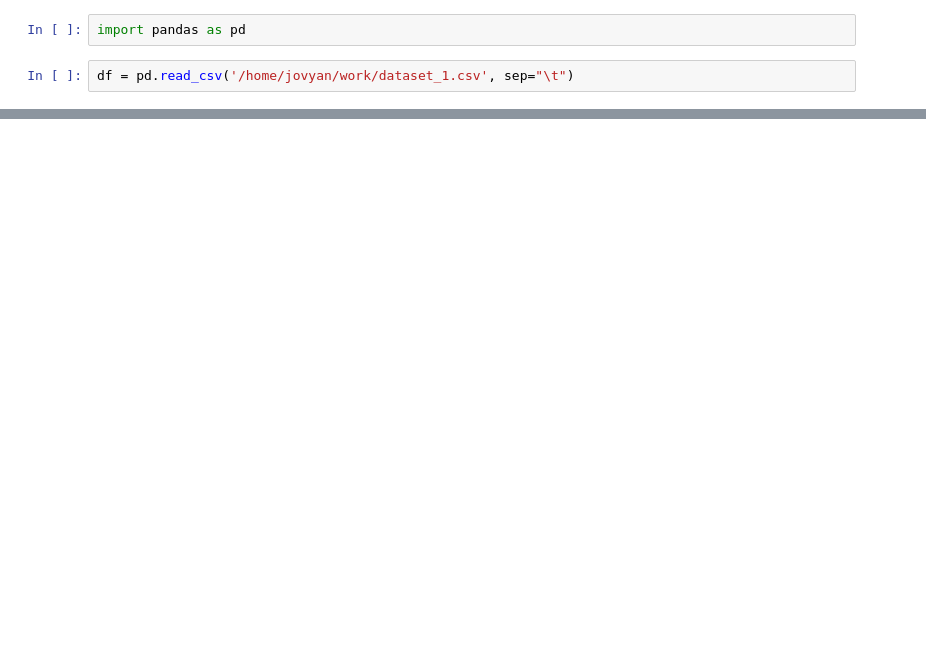
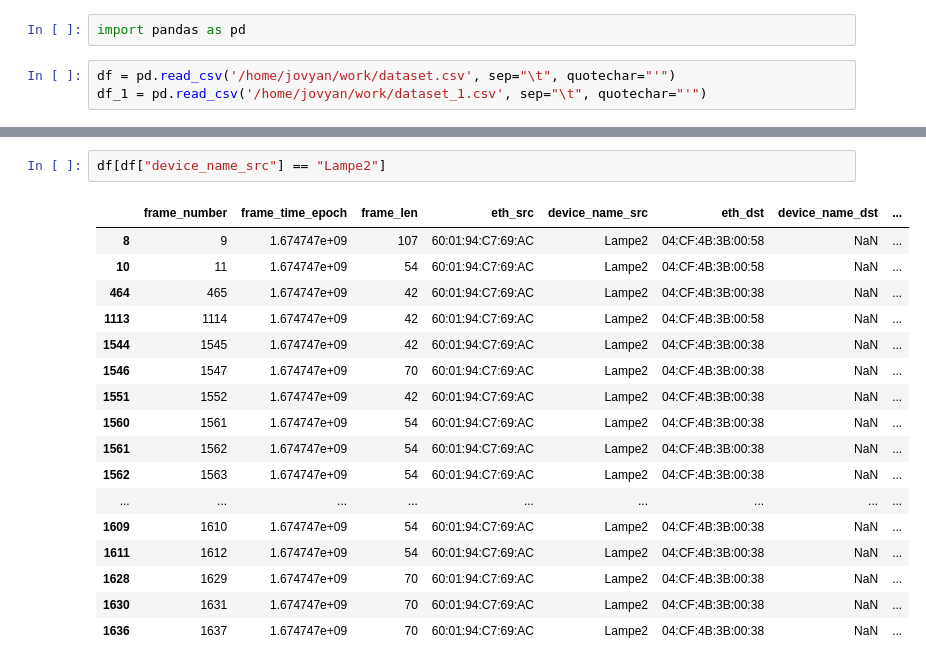
Before and after one commit to Abdulnaser98/IT-Sicherheit-Praktikum, a Jupyter notebook: analysis/analysis.ipynb, the cells around one changed output, grey strips where cells are left out. Cells and saved outputs as stored; diff of their text form; blank space fills up the shorter version.

Commit message:
read in datasets

```diff
--- a/analysis/analysis.ipynb
+++ b/analysis/analysis.ipynb
@@ -1,4 +1,5 @@
 # %%
 import pandas as pd
 # %%
-df = pd.read_csv('/home/jovyan/work/dataset_1.csv', sep="\t")
+df = pd.read_csv('/home/jovyan/work/dataset.csv', sep="\t", quotechar="'")
+df_1 = pd.read_csv('/home/jovyan/work/dataset_1.csv', sep="\t", quotechar="'")
@@ -11,0 +68,20 @@ print(os.getcwd())
+# %%
+df[df["device_name_src"] == "Lampe2"]
+# %% [output]
+|  | frame_number | frame_time_epoch | frame_len | eth_src | device_name_src | eth_dst | device_name_dst | ... |
+| 8 | 9 | 1.674747e+09 | 107 | 60:01:94:C7:69:AC | Lampe2 | 04:CF:4B:3B:00:58 | NaN | ... |
+| 10 | 11 | 1.674747e+09 | 54 | 60:01:94:C7:69:AC | Lampe2 | 04:CF:4B:3B:00:58 | NaN | ... |
+| 464 | 465 | 1.674747e+09 | 42 | 60:01:94:C7:69:AC | Lampe2 | 04:CF:4B:3B:00:38 | NaN | ... |
+| 1113 | 1114 | 1.674747e+09 | 42 | 60:01:94:C7:69:AC | Lampe2 | 04:CF:4B:3B:00:58 | NaN | ... |
+| 1544 | 1545 | 1.674747e+09 | 42 | 60:01:94:C7:69:AC | Lampe2 | 04:CF:4B:3B:00:38 | NaN | ... |
+| 1546 | 1547 | 1.674747e+09 | 70 | 60:01:94:C7:69:AC | Lampe2 | 04:CF:4B:3B:00:38 | NaN | ... |
+| 1551 | 1552 | 1.674747e+09 | 42 | 60:01:94:C7:69:AC | Lampe2 | 04:CF:4B:3B:00:38 | NaN | ... |
+| 1560 | 1561 | 1.674747e+09 | 54 | 60:01:94:C7:69:AC | Lampe2 | 04:CF:4B:3B:00:38 | NaN | ... |
+| 1561 | 1562 | 1.674747e+09 | 54 | 60:01:94:C7:69:AC | Lampe2 | 04:CF:4B:3B:00:38 | NaN | ... |
+| 1562 | 1563 | 1.674747e+09 | 54 | 60:01:94:C7:69:AC | Lampe2 | 04:CF:4B:3B:00:38 | NaN | ... |
+| ... | ... | ... | ... | ... | ... | ... | ... | ... |
+| 1609 | 1610 | 1.674747e+09 | 54 | 60:01:94:C7:69:AC | Lampe2 | 04:CF:4B:3B:00:38 | NaN | ... |
+| 1611 | 1612 | 1.674747e+09 | 54 | 60:01:94:C7:69:AC | Lampe2 | 04:CF:4B:3B:00:38 | NaN | ... |
+| 1628 | 1629 | 1.674747e+09 | 70 | 60:01:94:C7:69:AC | Lampe2 | 04:CF:4B:3B:00:38 | NaN | ... |
+| 1630 | 1631 | 1.674747e+09 | 70 | 60:01:94:C7:69:AC | Lampe2 | 04:CF:4B:3B:00:38 | NaN | ... |
+| 1636 | 1637 | 1.674747e+09 | 70 | 60:01:94:C7:69:AC | Lampe2 | 04:CF:4B:3B:00:38 | NaN | ... |
```
Also changed, not shown: parts of 11 cells of this notebook.
